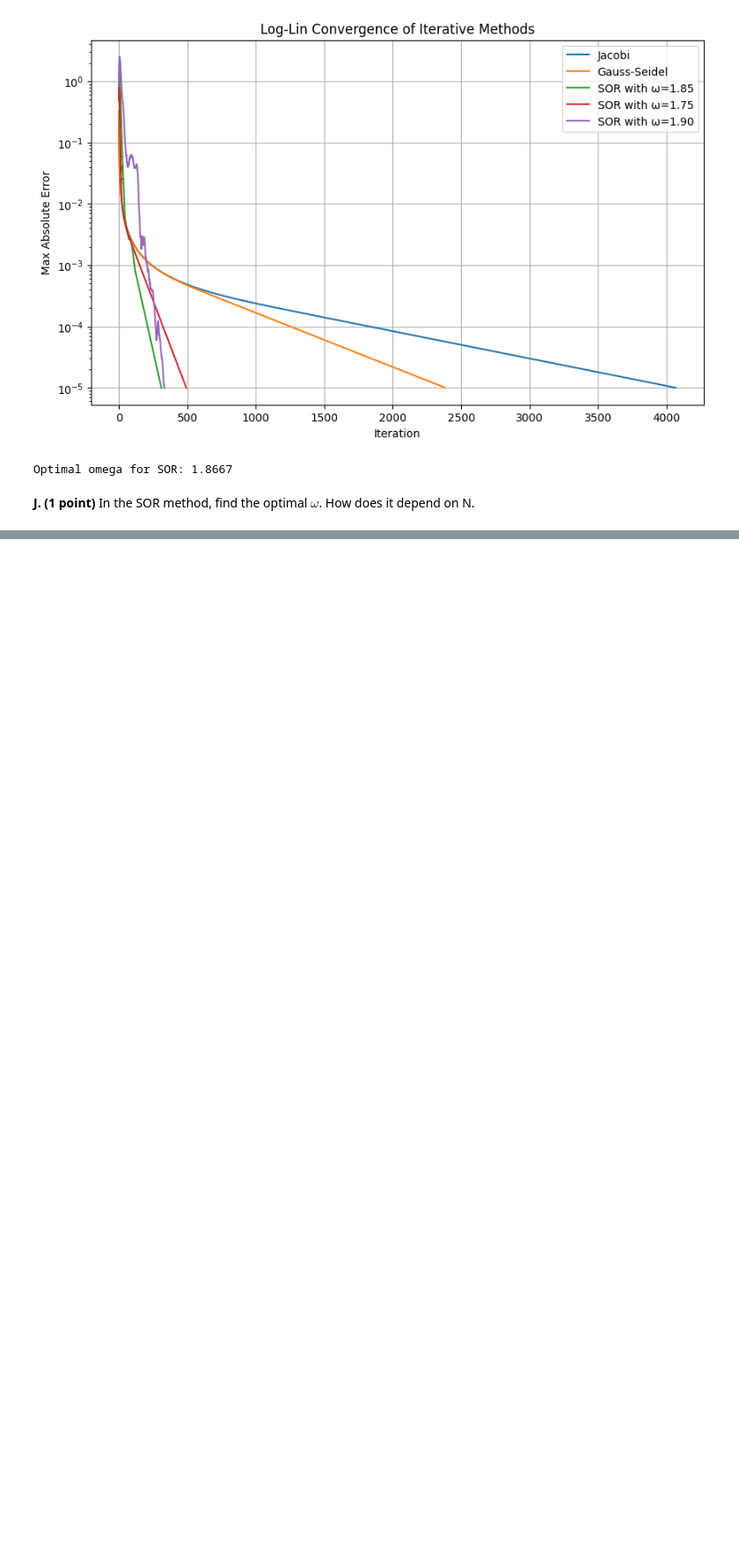
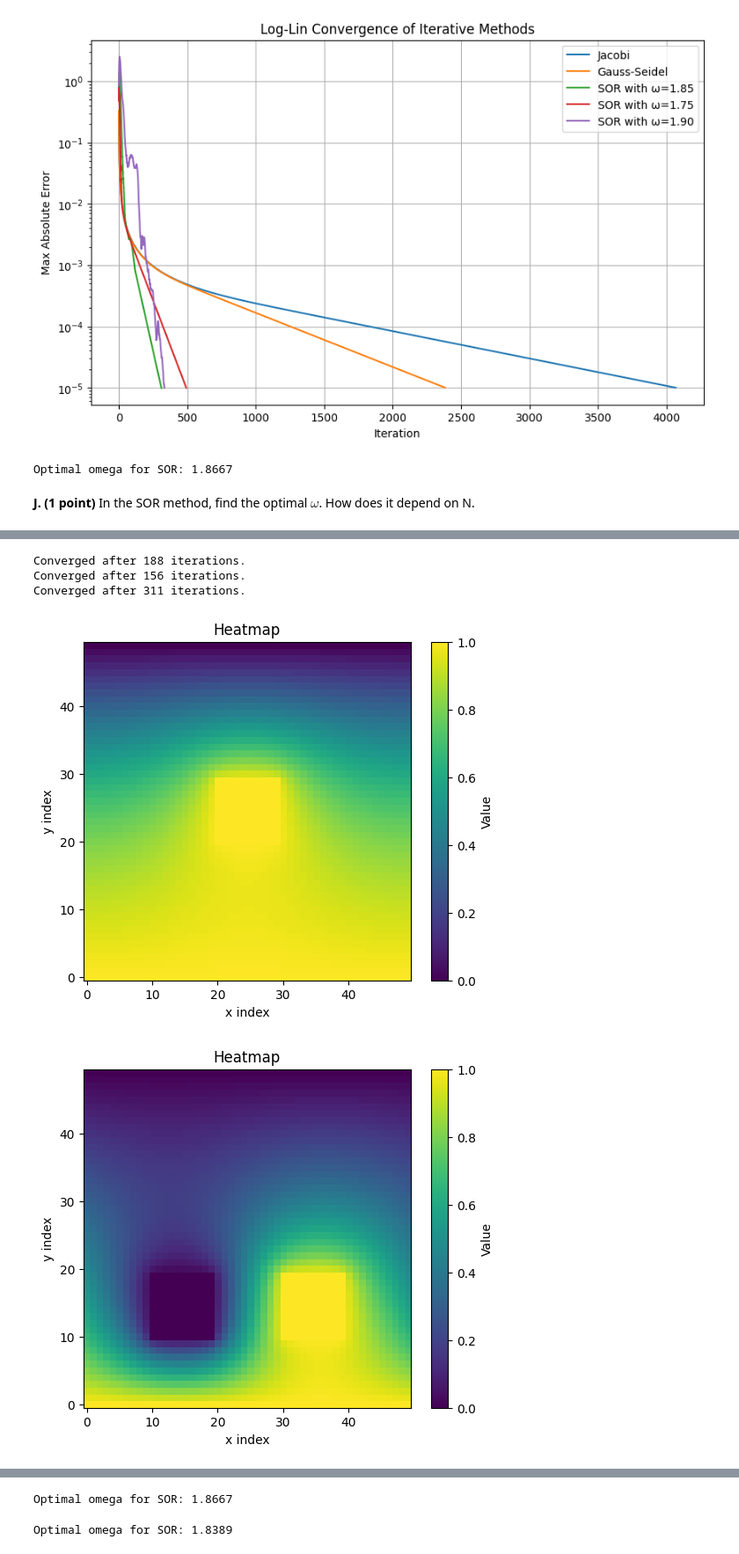
Before and after one commit to Hunter-13-z/Scientific-Computing, a Jupyter notebook: Assignment 1/pdes_and_iterative_methods.ipynb, the cells around one changed output, grey strips where cells are left out. Shown at 88% size. Saved outputs shown, nothing was run; the diff lists cells and outputs as text; code cells hidden in the pictures; blank space fills up the shorter version.

```diff
--- a/Assignment 1/pdes_and_iterative_methods.ipynb
+++ b/Assignment 1/pdes_and_iterative_methods.ipynb
@@ -272,0 +284,19 @@ plt.show()
+# %%
+sink1 = [20,30,20,30,True]
+sink2 = [10,20,10,20,False]
+sink3 = [30,40,10,20,True]
+sink  = [sink1]
+sink23 = [sink2,sink3]
+# %%
+u_sor_sink1, err_sor_sink1 = successive_over_relaxation_sink(50,50,1.85,sinks = sink)
+u_sor_sink2, err_sor_sink2 = successive_over_relaxation_sink(50,50,1.85,sinks = sink23)
+u_sor, err_sor = successive_over_relaxation(50,50,1.85)
+plot_heatmap(u_sor_sink1)
+plot_heatmap(u_sor_sink2)
+plot_heatmap(u_sor)
+# %% [output]
+Converged after 188 iterations.
+Converged after 156 iterations.
+Converged after 311 iterations.
+[figure, added]
+[figure, added]
@@ -272,0 +304,37 @@ plt.show()
+# %%
+from utils import successive_over_relaxation_sink_it
+def optimal_omega(nx,ny):
+
+    omegas = np.linspace(1.7,1.95, 10)
+    best_omega = None
+    best_error = 1000000
+
+    for w in omegas:
+        it = successive_over_relaxation_sink_it(nx, ny, w,sinks = sink)
+        if it < best_error:
+            best_error = it
+            best_omega = w
+    return best_omega
+
+best_omega = optimal_omega(50,50)
+print(f'Optimal omega for SOR: {best_omega:.4f}')
+# %% [output]
+Optimal omega for SOR: 1.8667
+# %%
+def optimal_omega(nx,ny):
+
+    omegas = np.linspace(1.7,1.95, 10)
+    best_omega = None
+    best_error = 1000000
+
+    for w in omegas:
+        it = successive_over_relaxation_sink_it(nx, ny, w,sinks = sink23)
+        if it < best_error:
+            best_error = it
+            best_omega = w
+    return best_omega
+
+best_omega = optimal_omega(50,50)
+print(f'Optimal omega for SOR: {best_omega:.4f}')
+# %% [output]
+Optimal omega for SOR: 1.8389
```
Also changed, not shown: parts of 6 cells of this notebook, 2 other files.
